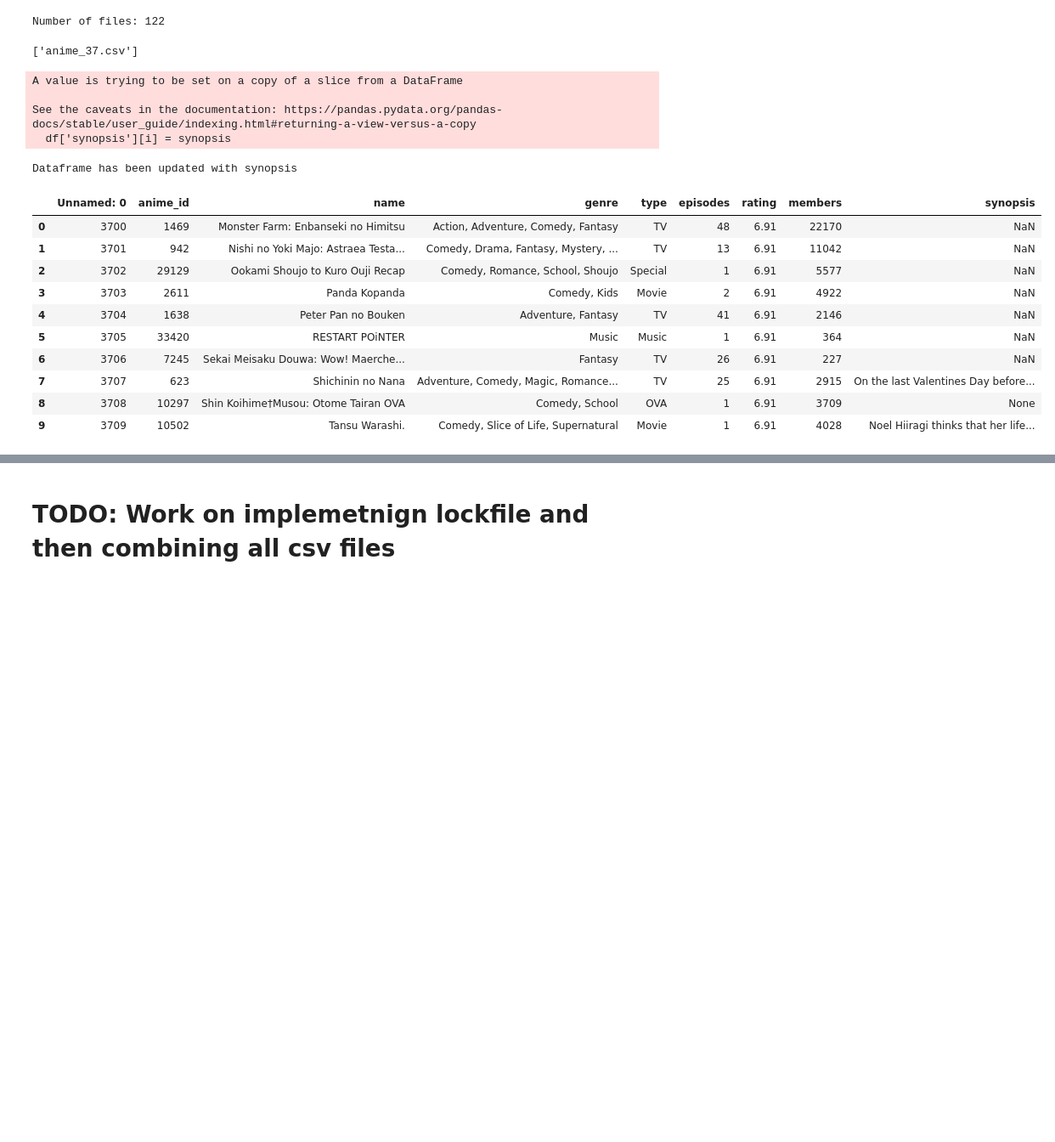
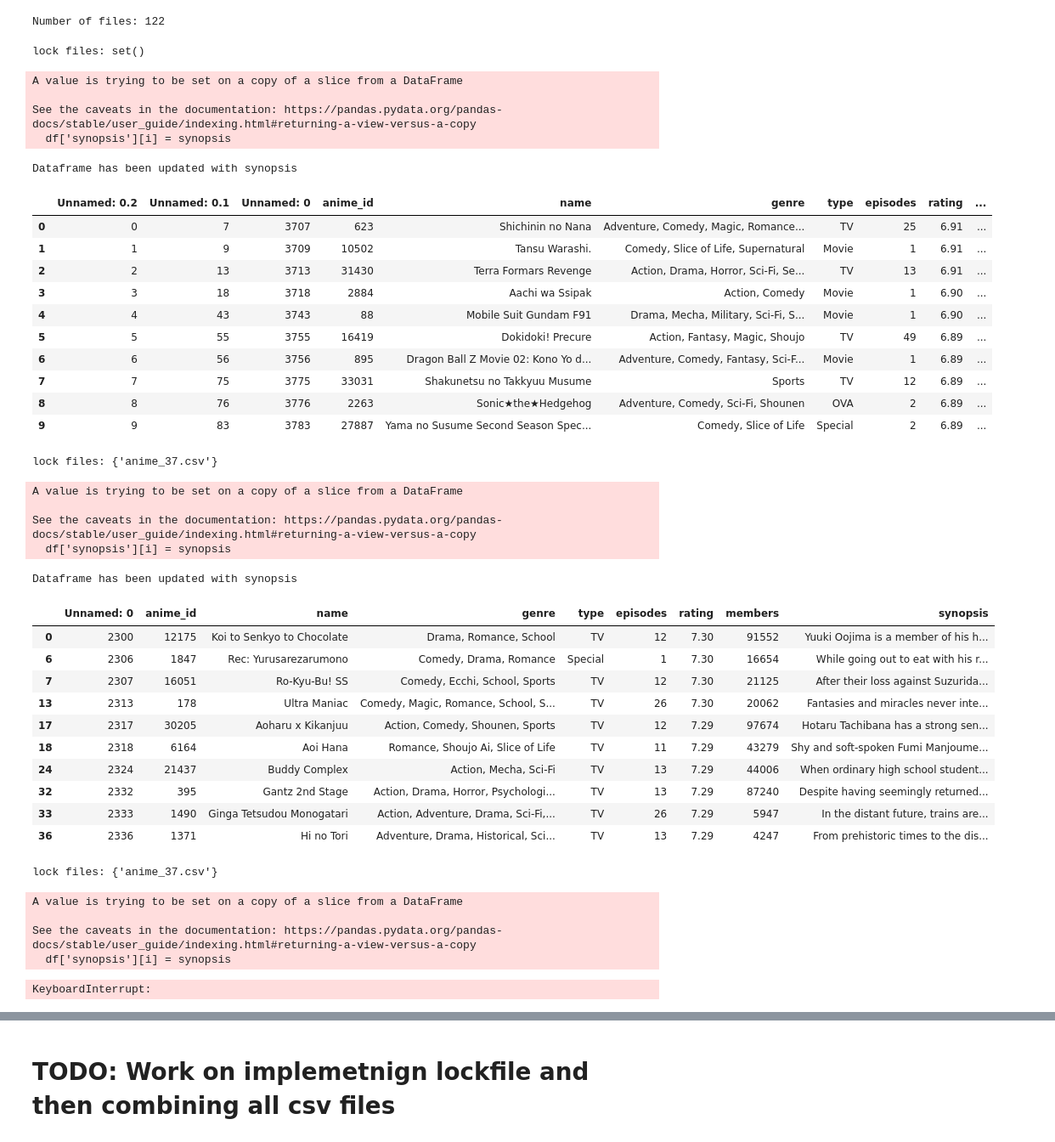
Before and after one commit to Simonlee711/Anime-recommendations, a Jupyter notebook: anime_pipeline.ipynb, the cells around one changed output, grey strips where cells are left out. Shown at 85% size. Saved outputs shown, nothing was run; the diff lists cells and outputs as text; code cells hidden in the pictures; blank space fills up the shorter version.

```diff
--- a/anime_pipeline.ipynb
+++ b/anime_pipeline.ipynb
@@ -210,37 +210,62 @@ print("Number of files: {}".format(i))
 Number of files: 122
 # %%
 import parallel
+
 l = []
 for i in os.listdir('data/'):
     l.append(i)
-l=l[0:1]
-print(l)
-for filename in l:
+for filename in tqdm(l):
+
+    parallel.checker(filename)
+
     df = pd.read_csv('data/'+filename)
     df['anime_id'] = pd.Series(df['anime_id'], dtype="string")
     obj = synopsis_extractor()
     for i, anime in enumerate(tqdm(df['anime_id'])):
         synopsis = obj.synopsis_scrap(str(anime))
         df['synopsis'][i] = synopsis
     anime_w_synopsis = df[~df['synopsis'].isnull()]
-    anime_w_synopsis.to_csv('data/'+filename)
+    anime_w_synopsis.to_csv('data2/'+filename)
     print("Dataframe has been updated with synopsis")
     anime_w_synopsis.head(10)
 # %% [output]
-['anime_37.csv']
+lock files: set()
 A value is trying to be set on a copy of a slice from a DataFrame
 
 See the caveats in the documentation: https://pandas.pydata.org/pandas-docs/stable/user_guide/indexing.html#returning-a-view-versus-a-copy
   df['synopsis'][i] = synopsis
 Dataframe has been updated with synopsis
-|  | Unnamed: 0 | anime_id | name | genre | type | episodes | rating | members | synopsis |
-| 0 | 3700 | 1469 | Monster Farm: Enbanseki no Himitsu | Action, Adventure, Comedy, Fantasy | TV | 48 | 6.91 | 22170 | NaN |
-| 1 | 3701 | 942 | Nishi no Yoki Majo: Astraea Testa... | Comedy, Drama, Fantasy, Mystery, ... | TV | 13 | 6.91 | 11042 | NaN |
-| 2 | 3702 | 29129 | Ookami Shoujo to Kuro Ouji Recap | Comedy, Romance, School, Shoujo | Special | 1 | 6.91 | 5577 | NaN |
-| 3 | 3703 | 2611 | Panda Kopanda | Comedy, Kids | Movie | 2 | 6.91 | 4922 | NaN |
-| 4 | 3704 | 1638 | Peter Pan no Bouken | Adventure, Fantasy | TV | 41 | 6.91 | 2146 | NaN |
-| 5 | 3705 | 33420 | RESTART POiNTER | Music | Music | 1 | 6.91 | 364 | NaN |
-| 6 | 3706 | 7245 | Sekai Meisaku Douwa: Wow! Maerche... | Fantasy | TV | 26 | 6.91 | 227 | NaN |
-| 7 | 3707 | 623 | Shichinin no Nana | Adventure, Comedy, Magic, Romance... | TV | 25 | 6.91 | 2915 | On the last Valentines Day before... |
-| 8 | 3708 | 10297 | Shin Koihime†Musou: Otome Tairan OVA | Comedy, School | OVA | 1 | 6.91 | 3709 | None |
-| 9 | 3709 | 10502 | Tansu Warashi. | Comedy, Slice of Life, Supernatural | Movie | 1 | 6.91 | 4028 | Noel Hiiragi thinks that her life... |
+|  | Unnamed: 0.2 | Unnamed: 0.1 | Unnamed: 0 | anime_id | name | genre | type | episodes | rating | ... |
+| 0 | 0 | 7 | 3707 | 623 | Shichinin no Nana | Adventure, Comedy, Magic, Romance... | TV | 25 | 6.91 | ... |
+| 1 | 1 | 9 | 3709 | 10502 | Tansu Warashi. | Comedy, Slice of Life, Supernatural | Movie | 1 | 6.91 | ... |
+| 2 | 2 | 13 | 3713 | 31430 | Terra Formars Revenge | Action, Drama, Horror, Sci-Fi, Se... | TV | 13 | 6.91 | ... |
+| 3 | 3 | 18 | 3718 | 2884 | Aachi wa Ssipak | Action, Comedy | Movie | 1 | 6.90 | ... |
+| 4 | 4 | 43 | 3743 | 88 | Mobile Suit Gundam F91 | Drama, Mecha, Military, Sci-Fi, S... | Movie | 1 | 6.90 | ... |
+| 5 | 5 | 55 | 3755 | 16419 | Dokidoki! Precure | Action, Fantasy, Magic, Shoujo | TV | 49 | 6.89 | ... |
+| 6 | 6 | 56 | 3756 | 895 | Dragon Ball Z Movie 02: Kono Yo d... | Adventure, Comedy, Fantasy, Sci-F... | Movie | 1 | 6.89 | ... |
+| 7 | 7 | 75 | 3775 | 33031 | Shakunetsu no Takkyuu Musume | Sports | TV | 12 | 6.89 | ... |
+| 8 | 8 | 76 | 3776 | 2263 | Sonic★the★Hedgehog | Adventure, Comedy, Sci-Fi, Shounen | OVA | 2 | 6.89 | ... |
+| 9 | 9 | 83 | 3783 | 27887 | Yama no Susume Second Season Spec... | Comedy, Slice of Life | Special | 2 | 6.89 | ... |
+lock files: {'anime_37.csv'}
+A value is trying to be set on a copy of a slice from a DataFrame
+
+See the caveats in the documentation: https://pandas.pydata.org/pandas-docs/stable/user_guide/indexing.html#returning-a-view-versus-a-copy
+  df['synopsis'][i] = synopsis
+Dataframe has been updated with synopsis
+|  | Unnamed: 0 | anime_id | name | genre | type | episodes | rating | members | synopsis |
+| 0 | 2300 | 12175 | Koi to Senkyo to Chocolate | Drama, Romance, School | TV | 12 | 7.30 | 91552 | Yuuki Oojima is a member of his h... |
+| 6 | 2306 | 1847 | Rec: Yurusarezarumono | Comedy, Drama, Romance | Special | 1 | 7.30 | 16654 | While going out to eat with his r... |
+| 7 | 2307 | 16051 | Ro-Kyu-Bu! SS | Comedy, Ecchi, School, Sports | TV | 12 | 7.30 | 21125 | After their loss against Suzurida... |
+| 13 | 2313 | 178 | Ultra Maniac | Comedy, Magic, Romance, School, S... | TV | 26 | 7.30 | 20062 | Fantasies and miracles never inte... |
+| 17 | 2317 | 30205 | Aoharu x Kikanjuu | Action, Comedy, Shounen, Sports | TV | 12 | 7.29 | 97674 | Hotaru Tachibana has a strong sen... |
+| 18 | 2318 | 6164 | Aoi Hana | Romance, Shoujo Ai, Slice of Life | TV | 11 | 7.29 | 43279 | Shy and soft-spoken Fumi Manjoume... |
+| 24 | 2324 | 21437 | Buddy Complex | Action, Mecha, Sci-Fi | TV | 13 | 7.29 | 44006 | When ordinary high school student... |
+| 32 | 2332 | 395 | Gantz 2nd Stage | Action, Drama, Horror, Psychologi... | TV | 13 | 7.29 | 87240 | Despite having seemingly returned... |
+| 33 | 2333 | 1490 | Ginga Tetsudou Monogatari | Action, Adventure, Drama, Sci-Fi,... | TV | 26 | 7.29 | 5947 | In the distant future, trains are... |
+| 36 | 2336 | 1371 | Hi no Tori | Adventure, Drama, Historical, Sci... | TV | 13 | 7.29 | 4247 | From prehistoric times to the dis... |
+lock files: {'anime_37.csv'}
+A value is trying to be set on a copy of a slice from a DataFrame
+
+See the caveats in the documentation: https://pandas.pydata.org/pandas-docs/stable/user_guide/indexing.html#returning-a-view-versus-a-copy
+  df['synopsis'][i] = synopsis
+KeyboardInterrupt:
```
Also changed, not shown: parts of 1 cell of this notebook, 3 other files.
